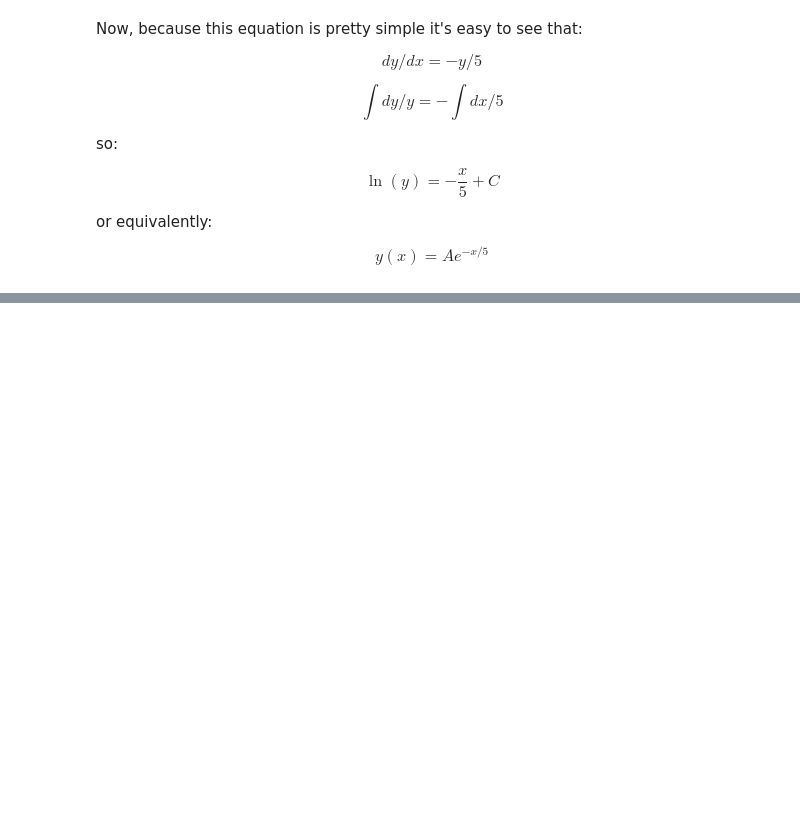
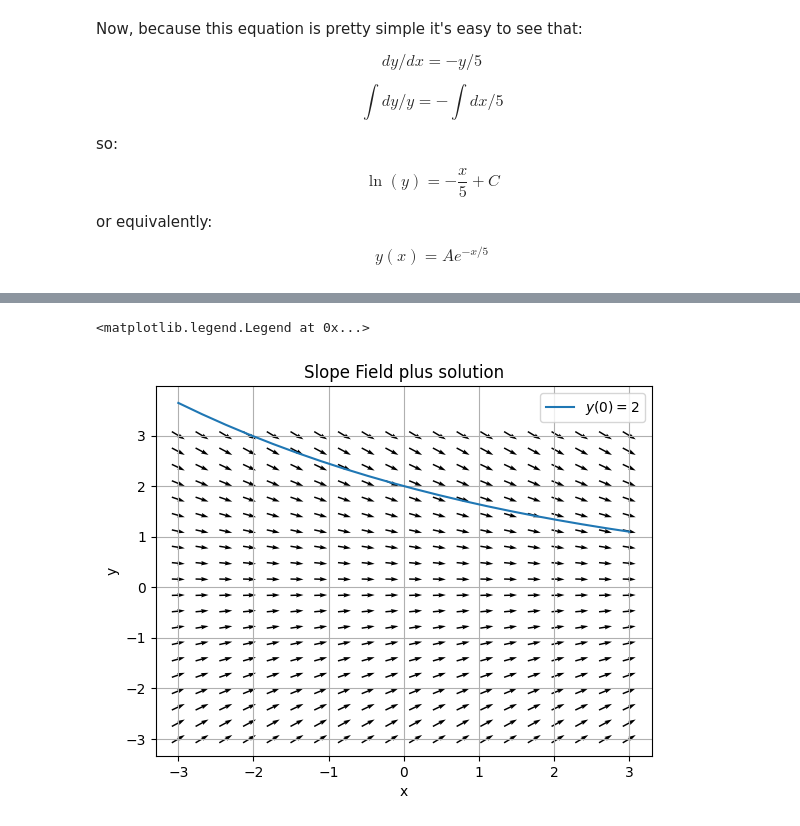
Before and after one commit to 201820-SWEN-230/MATH-330-Activities, a Jupyter notebook: Activity1_SlopeFields.ipynb, the cells around one changed output, grey strips where cells are left out. Saved outputs shown, nothing was run; the diff lists cells and outputs as text; code cells hidden in the pictures; blank space fills up the shorter version.

```diff
--- a/Activity1_SlopeFields.ipynb
+++ b/Activity1_SlopeFields.ipynb
@@ -158,0 +167,22 @@ $$ y(x) = A e^{-x/5} $$
+# %%
+xdomain = np.linspace(-3,3,20)
+ydomain = np.linspace(-3,3,20)
+
+x,y = np.meshgrid(xdomain, ydomain)
+
+u = 1
+v = -y/5
+
+plt.quiver(x,y,u,v,pivot='mid')
+
+y_analytical = 2*np.exp(-xdomain/5)
+plt.plot(xdomain, y_analytical, label="$y(0)=2$")
+
+plt.grid()
+plt.xlabel("x")
+plt.ylabel("y")
+plt.title("Slope Field plus solution")
+plt.legend()
+# %% [output]
+<matplotlib.legend.Legend at 0x...>
+[figure, added]
```
Also changed, not shown: parts of 16 cells of this notebook.
